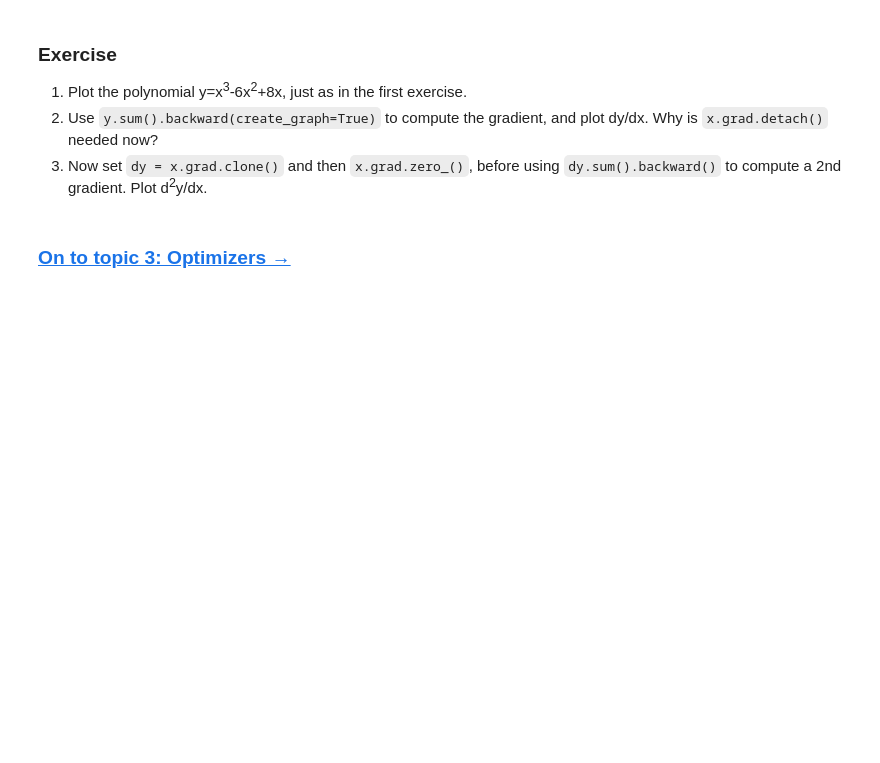
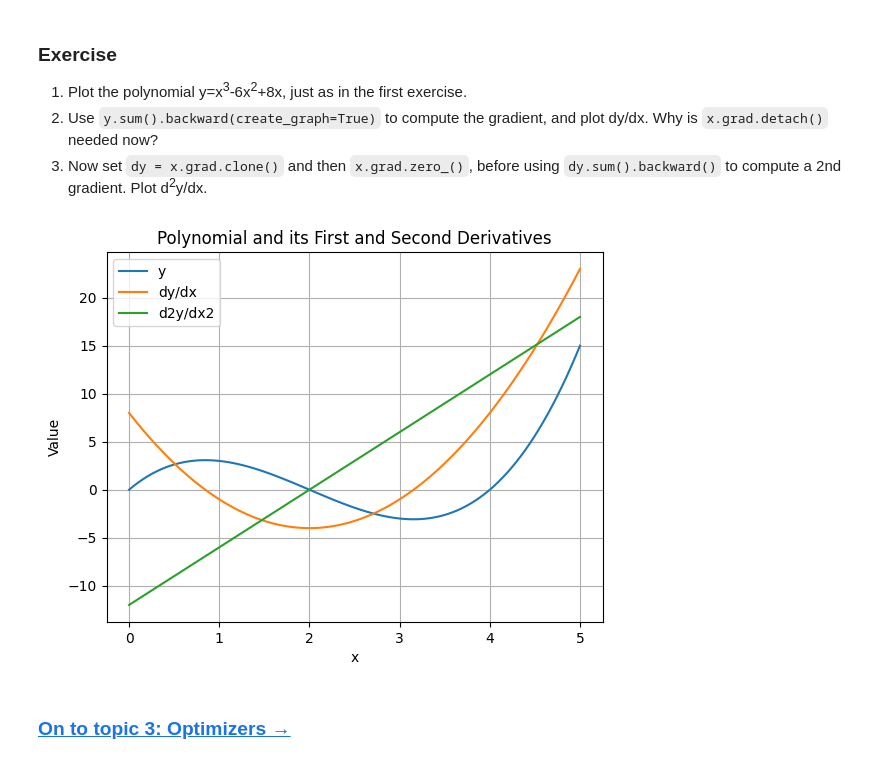
Before and after one commit to bshind87/how-to-read-pytorch, a Jupyter notebook: notebooks/2-Pytorch-Autograd.ipynb, the cells around one changed output. Cells and saved outputs as stored; diff of their text form; code cells hidden in the pictures; blank space fills up the shorter version.

```diff
--- a/notebooks/2-Pytorch-Autograd.ipynb
+++ b/notebooks/2-Pytorch-Autograd.ipynb
@@ -160,2 +153,52 @@ y = 'TODO'
+# %%
+import torch
+from matplotlib import pyplot as plt
+
+# Redefine x to ensure a clean computation graph for this exercise
+x = torch.linspace(0, 5, 100, requires_grad=True)
+
+# 1. Plot the polynomial y=x^3-6x^2+8x, just as in the first exercise.
+y = (x**3) - 6*(x**2) + 8*x
+
+# 2. Use y.sum().backward(create_graph=True) to compute the gradient, and plot dy/dx.
+# This computes dy/dx and stores it in x.grad.
+# create_graph=True ensures that the computational graph for x.grad is also built,
+# making it possible to compute higher-order derivatives.
+y.sum().backward(create_graph=True)
+
+# x.grad now contains dy/dx. We need to clone it for later use
+# as x.grad will be zeroed. We also need to detach it before plotting,
+# as x.grad itself now has requires_grad=True.
+dydx_plot = x.grad.clone().detach()
+
+# The tensor representing the first derivative (which still has its computational history)
+# is what was stored in x.grad. Let's call it `dy_for_second_grad` as per the prompt's `dy`.
+dy_for_second_grad = x.grad.clone()
+
+# 3. Now set dy = x.grad.clone() and then x.grad.zero_(),
+# before using dy.sum().backward() to compute a 2nd gradient. Plot d2y/dx.
+
+# Clear previous gradients in x.grad to avoid accumulation
+x.grad.zero_()
+
+# Compute the gradient of `dy_for_second_grad` (which is dy/dx) with respect to x.
+# This will compute d(dy/dx)/dx = d2y/dx2 and store it in x.grad.
+dy_for_second_grad.sum().backward()
+
+# x.grad now contains d2y/dx2. Detach for plotting.
+d2ydx2_plot = x.grad.detach()
+
+# Plotting results
+plt.plot(x.detach(), y.detach(), label='y')
+plt.plot(x.detach(), dydx_plot, label='dy/dx')
+plt.plot(x.detach(), d2ydx2_plot, label='d2y/dx2')
+plt.legend()
+plt.title("Polynomial and its First and Second Derivatives")
+plt.xlabel("x")
+plt.ylabel("Value")
+plt.grid(True)
+plt.show()
+# %% [output]
+[figure, added]
 # %% [markdown]
 ### [On to topic 3: Optimizers &rightarrow;](3-Pytorch-Optimizers.ipynb)
```
Also changed, not shown: parts of 1 cell of this notebook.
